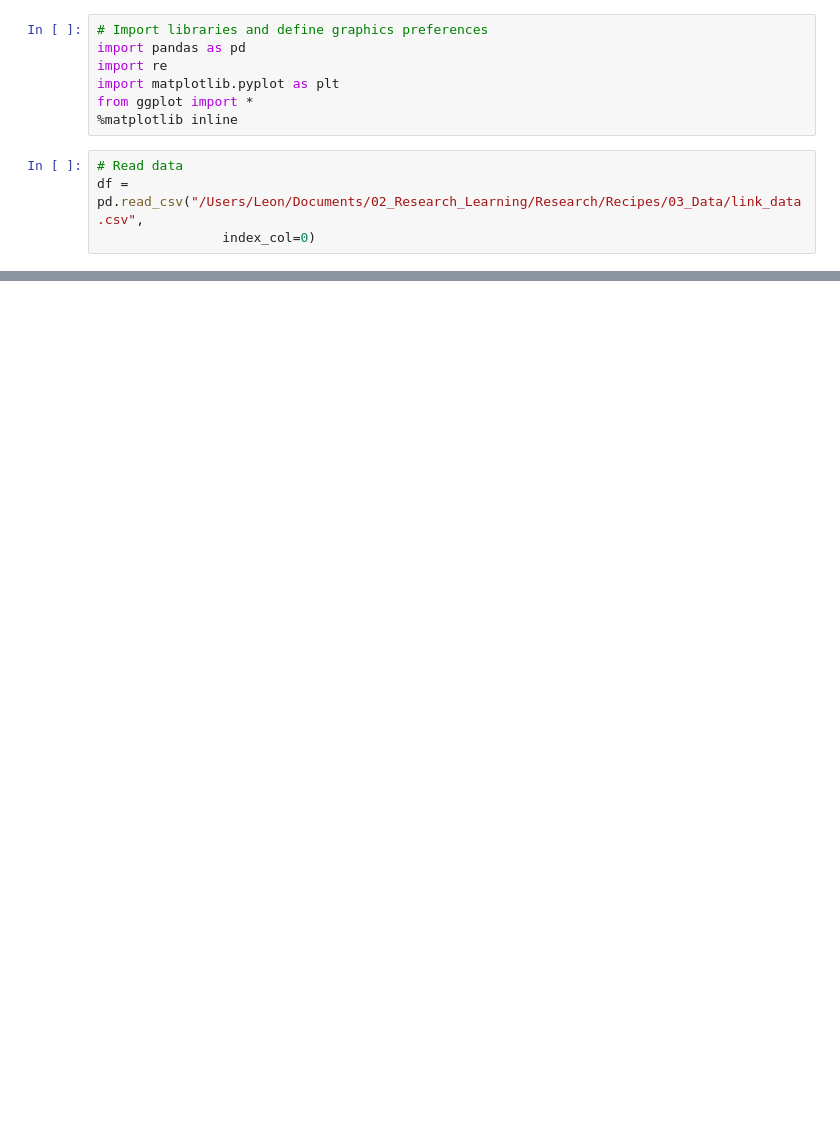
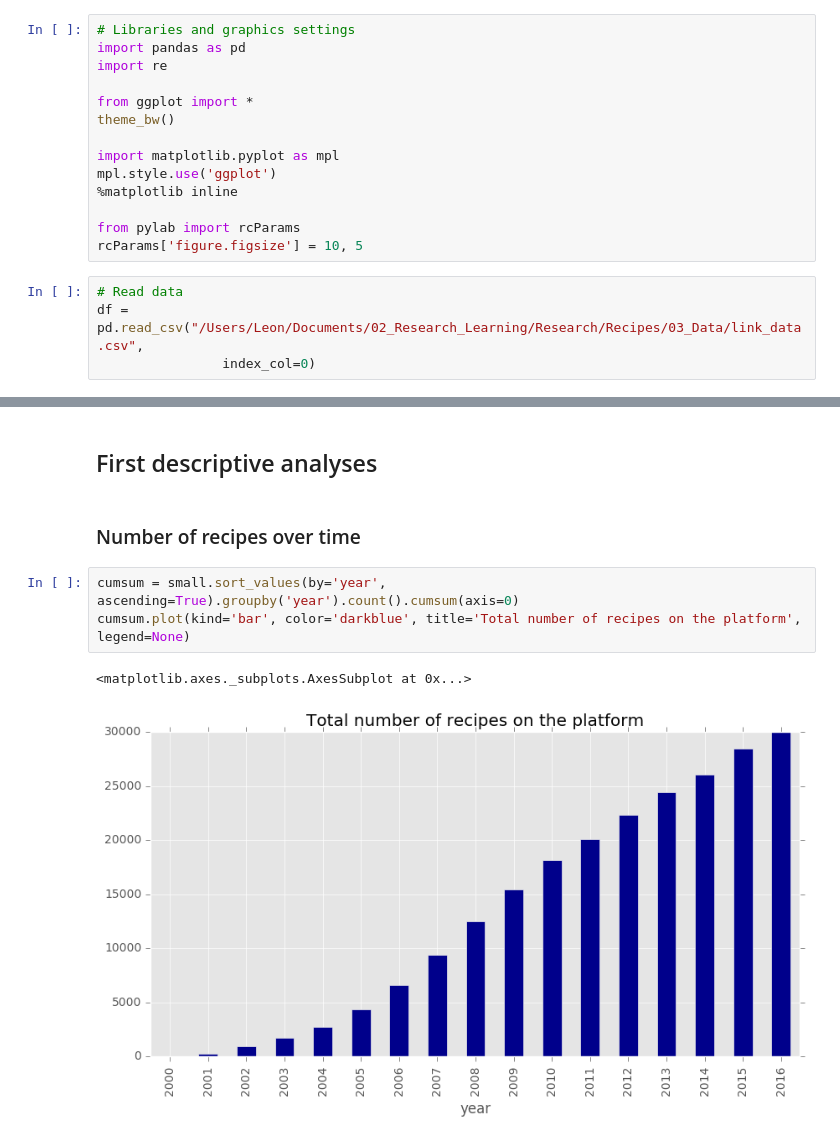
Before and after one commit to leonzucchini/Recipes, a Jupyter notebook: link_page_data_analysis.ipynb, the cells around one changed output, grey strips where cells are left out. Cells and saved outputs as stored; diff of their text form; blank space fills up the shorter version.

Commit message:
First Pandas analysis of link page data

```diff
--- a/link_page_data_analysis.ipynb
+++ b/link_page_data_analysis.ipynb
@@ -7,10 +9,17 @@ The first major result is that data quality is poor - suggesting I need to revis
 # %%
-# Import libraries and define graphics preferences
+# Libraries and graphics settings
 import pandas as pd
 import re
-import matplotlib.pyplot as plt
+
 from ggplot import *
+theme_bw()
+
+import matplotlib.pyplot as mpl
+mpl.style.use('ggplot')
 %matplotlib inline
+
+from pylab import rcParams
+rcParams['figure.figsize'] = 10, 5
 # %%
 # Read data
 df = pd.read_csv("/Users/Leon/Documents/02_Research_Learning/Research/Recipes/03_Data/link_data.csv",
@@ -62,0 +79,10 @@ ggplot(df,aes(x='votes_avg')) + geom_histogram(fill='darkblue')
+# %% [markdown]
+## First descriptive analyses
+# %% [markdown]
+### Number of recipes over time
+# %%
+cumsum = small.sort_values(by='year', ascending=True).groupby('year').count().cumsum(axis=0)
+cumsum.plot(kind='bar', color='darkblue', title='Total number of recipes on the platform', legend=None)
+# %% [output]
+<matplotlib.axes._subplots.AxesSubplot at 0x...>
+[figure, added]
```
Also changed, not shown: parts of 26 cells of this notebook, 1 other file.
